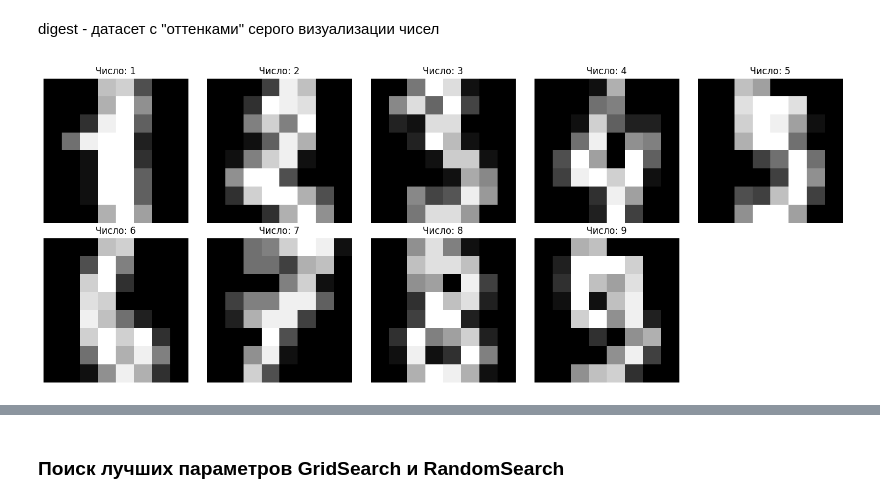
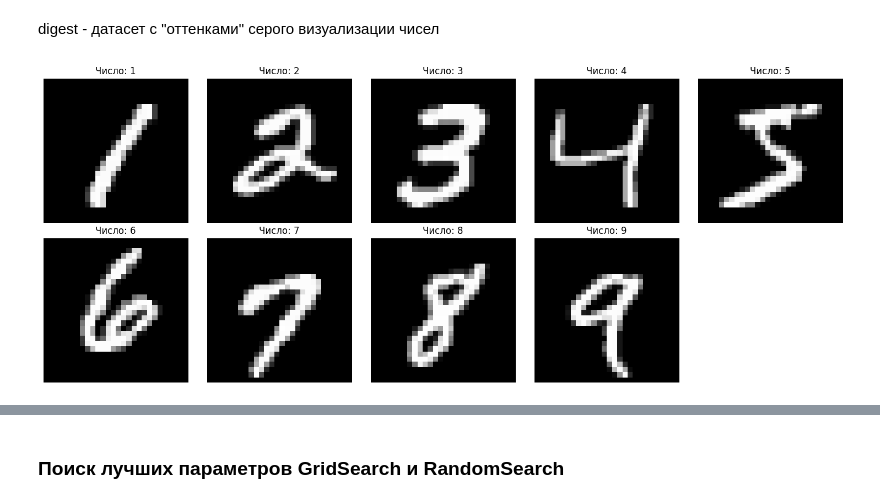
Before and after one commit to kand11/machineLearning, a Jupyter notebook: Практика_7.ipynb, the cells around one changed output, grey strips where cells are left out. Drawn from its saved outputs; the diff is of its cells as text; code cells hidden in the pictures.

```diff
--- a/Практика_7.ipynb
+++ b/Практика_7.ipynb
@@ -628,30 +582,46 @@ from sklearn.datasets import load_digits
 digest - датасет c "оттенками" серого визуализации чисел
 # %%
 # Загрузка данных
-digits = load_digits()
-X, y = digits.data, digits.target
+mnist = fetch_openml('mnist_784', version=1)
+X, y = mnist.data, mnist.target.astype(int)
+# digits = load_digits()
+# X, y = digits.data, digits.target
 
 # Фильтрация: только числа 1-9
 mask = y != 0
 X = X[mask]
 y = y[mask]
 # %%
-# Визуализация всех цифр 1-9
+# # Визуализация всех цифр 1-9
+# plt.figure(figsize=(15, 6))
+
+# unique_labels = list(range(1, 10))
+# for i, label in enumerate(unique_labels):
+#     # Найдем первое вхождение каждой цифры
+#     idx = (y == label).argmax()
+#     plt.subplot(2, 5, i + 1)
+#     plt.imshow(X[idx].reshape(8, 8), cmap='gray', interpolation='nearest')
+#     plt.title(f"Число: {label}")
+#     plt.axis('off')
+
+# plt.tight_layout()
+# plt.show()
+
+# Визуализация первых вхождений каждой цифры от 1 до 9
 plt.figure(figsize=(15, 6))
-
-unique_labels = list(range(1, 10))
+unique_labels = range(1, 10)
 for i, label in enumerate(unique_labels):
     # Найдем первое вхождение каждой цифры
-    idx = (y == label).argmax()
+    idx = np.where(y == label)[0][0]  # Первый индекс с текущей меткой
     plt.subplot(2, 5, i + 1)
-    plt.imshow(X[idx].reshape(8, 8), cmap='gray', interpolation='nearest')
+    plt.imshow(X.iloc[idx].values.reshape(28, 28), cmap='gray', interpolation='nearest')
     plt.title(f"Число: {label}")
     plt.axis('off')
 
 plt.tight_layout()
 plt.show()
 # %% [output]
-[figure, old version]
+[figure, new version]
 # %%
 y
 # %% [output]
```
Also changed, not shown: parts of 10 cells of this notebook.
